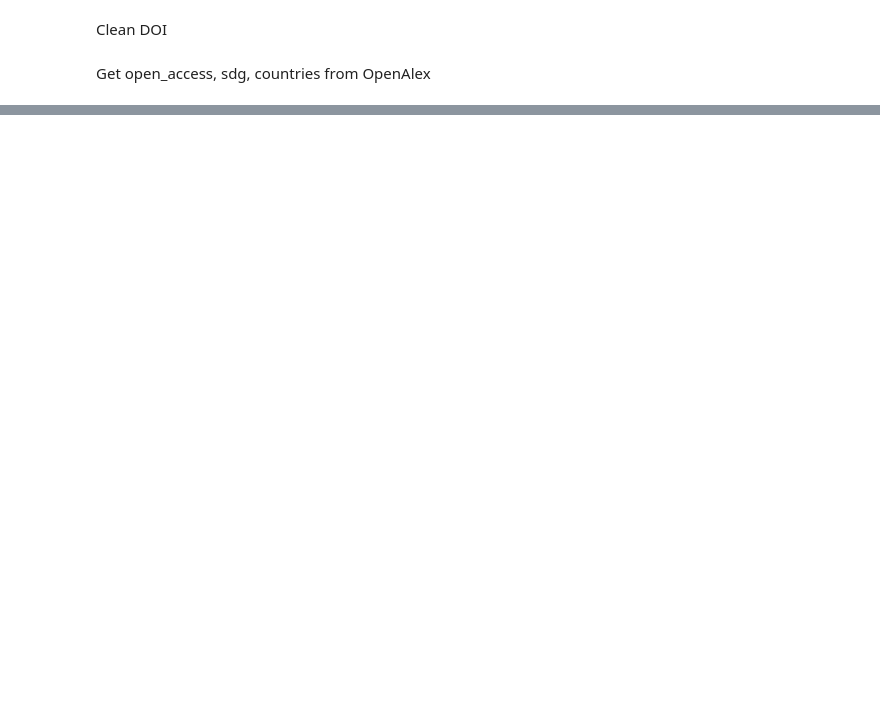
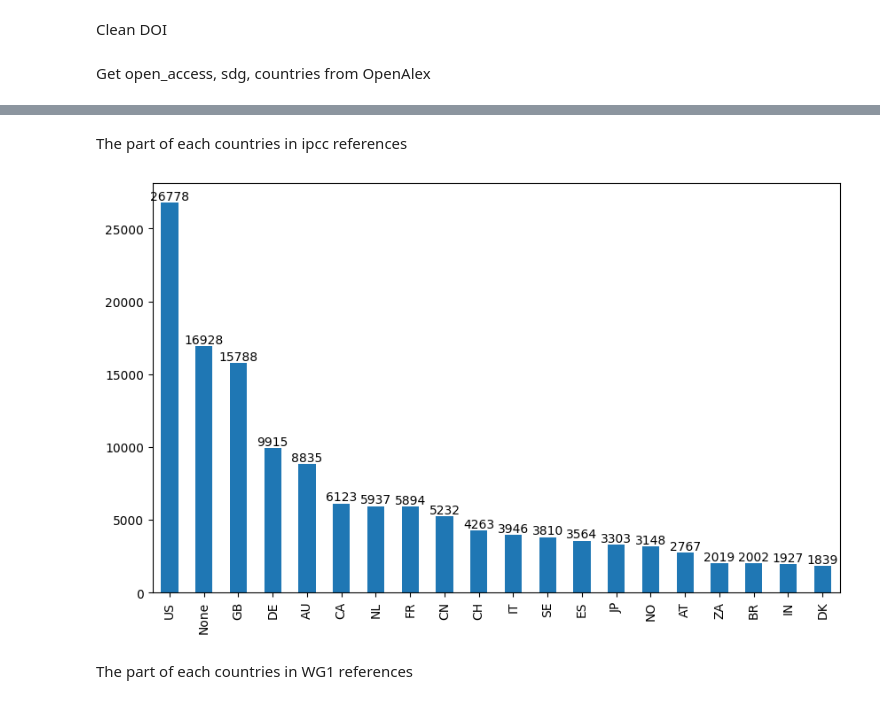
Before and after one commit to dataesr/teds, a Jupyter notebook: notebooks/IPCC_cleaning_completing.ipynb, the cells around one changed output, grey strips where cells are left out. Cells and saved outputs as stored; diff of their text form; code cells hidden in the pictures; blank space fills up the shorter version.

```diff
--- a/notebooks/IPCC_cleaning_completing.ipynb
+++ b/notebooks/IPCC_cleaning_completing.ipynb
@@ -88,14 +88,14 @@ json_OA.to_json(path+'data_OpenAlex.json', orient='records')
 status_list = []
 sdg_list = []
 countries_list = []
-for i,row in df_ipcc.iterrows():
+for i,row in data_OpenAlex.iterrows():
     print(i)
-    status, sdg, countries=get_status_sdg_coutries(row)
+    status, sdg, countries=get_status_sdg_coutries(data_OpenAlex,row)
 
     status_list.append(status)
     sdg_list.append(sdg)
     countries_list.append(countries)
 
-df_ipcc['status'] = status_list
-df_ipcc['sdg'] = sdg_list
-df_ipcc['countries'] = countries_list
+data_OpenAlex['status'] = status_list
+data_OpenAlex['sdg'] = sdg_list
+data_OpenAlex['countries'] = countries_list
@@ -101,0 +120,2 @@ df_ipcc['countries'] = countries_list
+# %%
+data_OpenAlex=data_OpenAlex[['doi','status','sdg','countries']]
@@ -102,2 +138,8 @@ df_ipcc['countries'] = countries_list
+# %% [markdown]
+The part of each countries in ipcc references
+# %%
+df_ipcc=pd.merge(df_ipcc, data_OpenAlex, on='doi', how='left')
+df_ipcc.loc[:,'countries']=df_ipcc.loc[:,'countries'].apply(lambda x: str(x).replace('nan','None').replace('[]','None').replace('[None]','None') if ((str(x)=='nan')|(str(x)=='[None]')|((str(x)=='[]'))) else x )
+df_ipcc.loc[:,'countries']=df_ipcc.loc[:,'countries'].apply(lambda x: ['None'] if x=='None' else x)
 # %%
-data_counts = aplatir(list(df_ipcc['countries'])).value_counts()
+data_counts = pd.Series(aplatir(list(df_ipcc['countries']))).value_counts()
@@ -107,0 +146,11 @@ plt.show()
+# %%
+plt.figure(figsize=(10, 6))
+data_counts[:20].plot(kind='bar')
+ax = data_counts[:20].plot(kind='bar')
+for i, v in enumerate(data_counts[:20]):
+    ax.text(i, v + 0.1, str(v), ha='center', va='bottom')
+plt.show()
+# %% [output]
+[figure, added]
+# %% [markdown]
+The part of each countries in WG1 references
```
Also changed, not shown: parts of 15 cells of this notebook.
